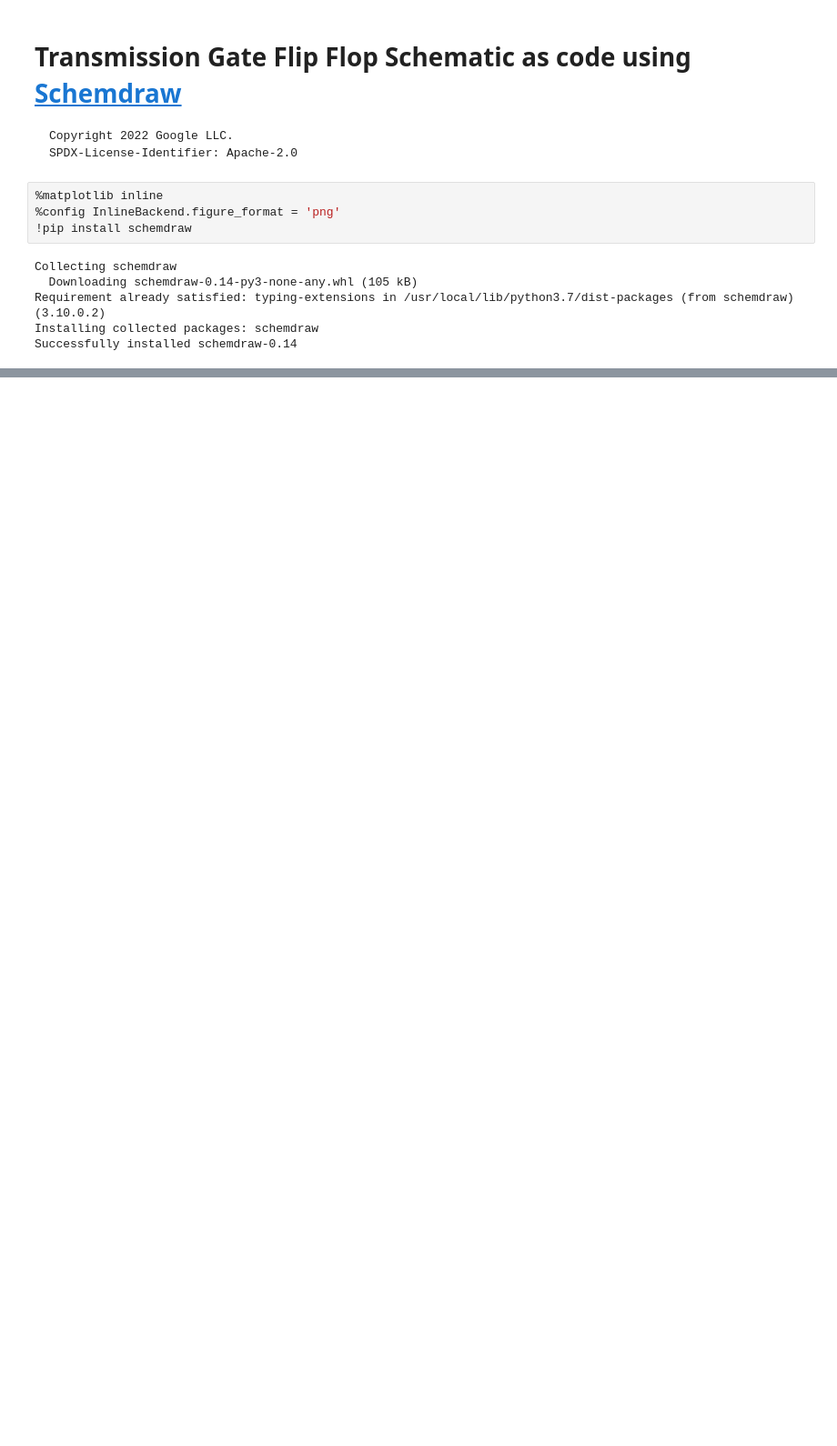
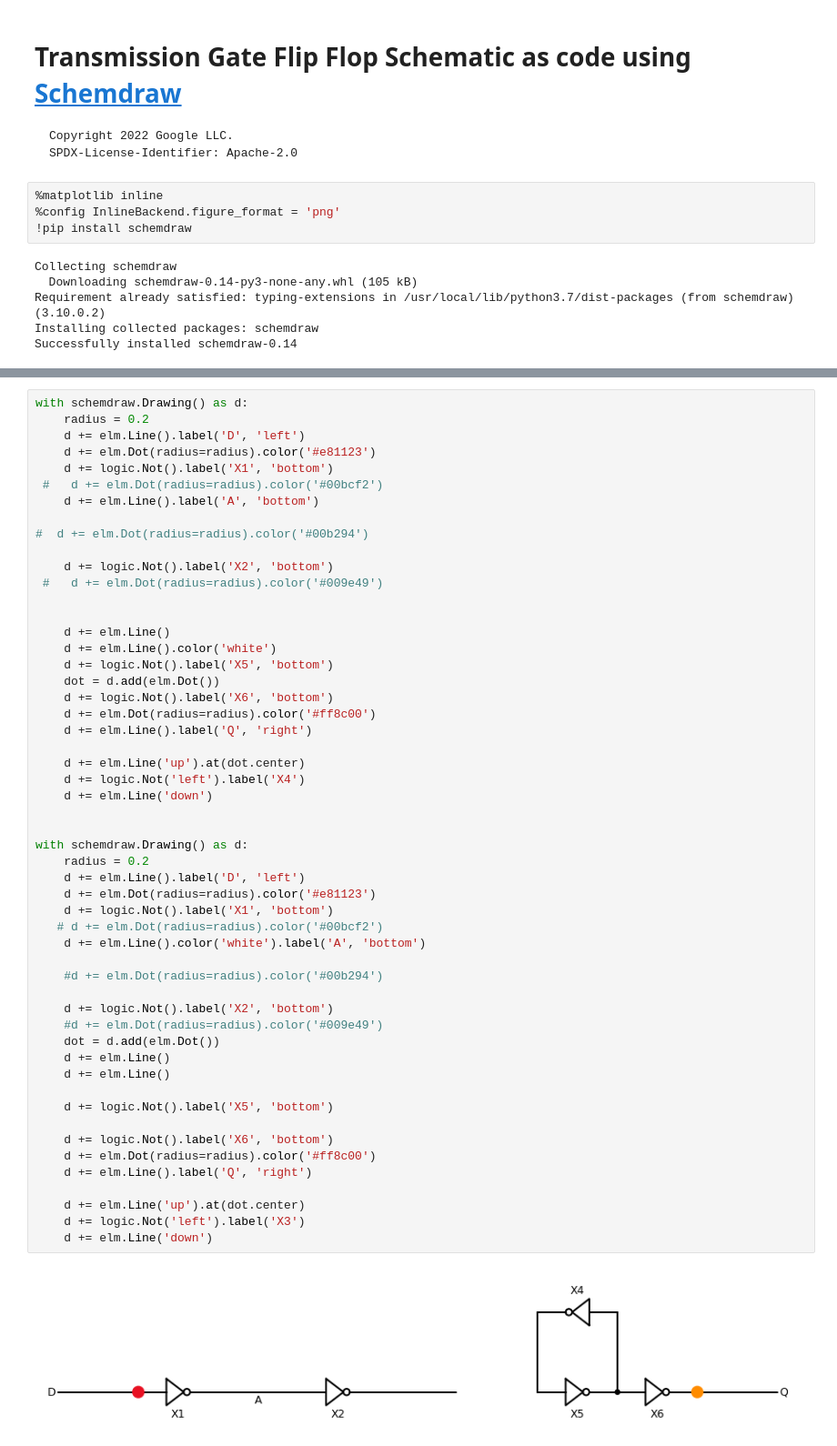
Before and after one commit to mattvenn/flipflop_demo, a Jupyter notebook: schematic/tg_ff.ipynb, the cells around one changed output, grey strips where cells are left out. Shown at 91% size. Saved outputs shown, nothing was run; the diff lists cells and outputs as text; blank space fills up the shorter version.

```diff
--- a/schematic/tg_ff.ipynb
+++ b/schematic/tg_ff.ipynb
@@ -72,0 +74,55 @@ with schemdraw.Drawing() as d:
+# %%
+with schemdraw.Drawing() as d:
+    radius = 0.2
+    d += elm.Line().label('D', 'left')
+    d += elm.Dot(radius=radius).color('#e81123')
+    d += logic.Not().label('X1', 'bottom')
+ #   d += elm.Dot(radius=radius).color('#00bcf2')
+    d += elm.Line().label('A', 'bottom')
+
+#  d += elm.Dot(radius=radius).color('#00b294')
+
+    d += logic.Not().label('X2', 'bottom')
+ #   d += elm.Dot(radius=radius).color('#009e49')
+
+
+    d += elm.Line()
+    d += elm.Line().color('white')
+    d += logic.Not().label('X5', 'bottom')
+    dot = d.add(elm.Dot())
+    d += logic.Not().label('X6', 'bottom')
+    d += elm.Dot(radius=radius).color('#ff8c00')
+    d += elm.Line().label('Q', 'right')
+
+    d += elm.Line('up').at(dot.center)
+    d += logic.Not('left').label('X4')
+    d += elm.Line('down')
+
+
+with schemdraw.Drawing() as d:
+    radius = 0.2
+    d += elm.Line().label('D', 'left')
+    d += elm.Dot(radius=radius).color('#e81123')
+    d += logic.Not().label('X1', 'bottom')
+   # d += elm.Dot(radius=radius).color('#00bcf2')
+    d += elm.Line().color('white').label('A', 'bottom')
+
+    #d += elm.Dot(radius=radius).color('#00b294')
+
+    d += logic.Not().label('X2', 'bottom')
+    #d += elm.Dot(radius=radius).color('#009e49')
+    dot = d.add(elm.Dot())
+    d += elm.Line()
+    d += elm.Line()
+
+    d += logic.Not().label('X5', 'bottom')
+
+    d += logic.Not().label('X6', 'bottom')
+    d += elm.Dot(radius=radius).color('#ff8c00')
+    d += elm.Line().label('Q', 'right')
+
+    d += elm.Line('up').at(dot.center)
+    d += logic.Not('left').label('X3')
+    d += elm.Line('down')
+# %% [output]
+[figure, added]
```
Also changed, not shown: parts of 4 cells of this notebook, 8 other files.
